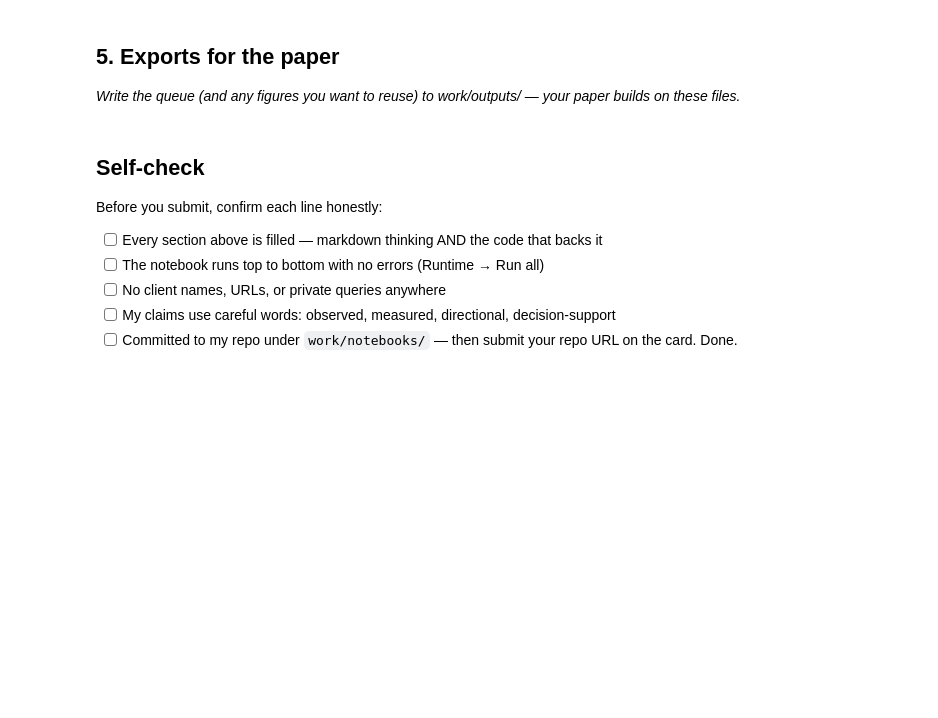
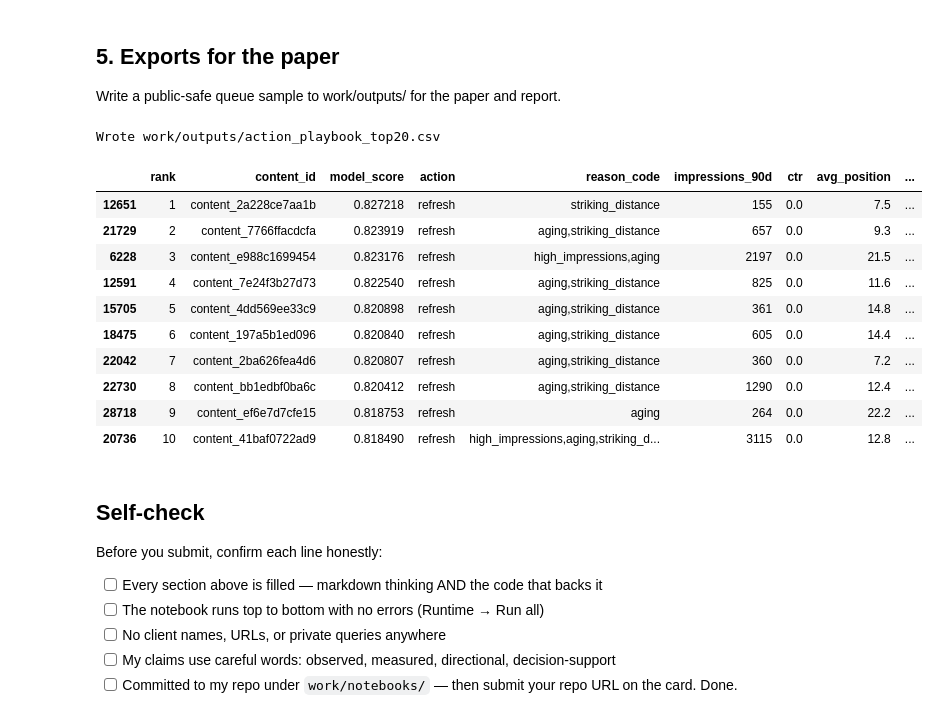
Before and after one commit to Fatima-05/FlyRank-ML, a Jupyter notebook: work/notebooks/w07_action_playbook.ipynb, the cells around one changed output. Cells and saved outputs as stored; diff of their text form; code cells hidden in the pictures; blank space fills up the shorter version.

```diff
--- a/work/notebooks/w07_action_playbook.ipynb
+++ b/work/notebooks/w07_action_playbook.ipynb
@@ -39,4 +189,4 @@ This skeleton is yours to fill. Work the sections **in order** — each one has
 # %% [markdown]
 ## 5. Exports for the paper
 
-*Write the queue (and any figures you want to reuse) to work/outputs/ — your paper builds on these files.*
+Write a public-safe queue sample to work/outputs/ for the paper and report.
@@ -46,3 +193,31 @@ This skeleton is yours to fill. Work the sections **in order** — each one has
+# %%
+from pathlib import Path
+
+out = Path("work/outputs")
+out.mkdir(parents=True, exist_ok=True)
+
+export_cols = [c for c in [
+    "rank", "content_id", "model_score", "action", "reason_code",
+    "impressions_90d", "ctr", "avg_position", "content_age_days"
+] if c in queue.columns]
+
+export_path = out / "action_playbook_top20.csv"
+queue[export_cols].to_csv(export_path, index=False)
+print("Wrote", export_path)
+queue[export_cols].head(10)
+# %% [output]
+Wrote work/outputs/action_playbook_top20.csv
+|  | rank | content_id | model_score | action | reason_code | impressions_90d | ctr | avg_position | ... |
+| 12651 | 1 | content_2a228ce7aa1b | 0.827218 | refresh | striking_distance | 155 | 0.0 | 7.5 | ... |
+| 21729 | 2 | content_7766ffacdcfa | 0.823919 | refresh | aging,striking_distance | 657 | 0.0 | 9.3 | ... |
+| 6228 | 3 | content_e988c1699454 | 0.823176 | refresh | high_impressions,aging | 2197 | 0.0 | 21.5 | ... |
+| 12591 | 4 | content_7e24f3b27d73 | 0.822540 | refresh | aging,striking_distance | 825 | 0.0 | 11.6 | ... |
+| 15705 | 5 | content_4dd569ee33c9 | 0.820898 | refresh | aging,striking_distance | 361 | 0.0 | 14.8 | ... |
+| 18475 | 6 | content_197a5b1ed096 | 0.820840 | refresh | aging,striking_distance | 605 | 0.0 | 14.4 | ... |
+| 22042 | 7 | content_2ba626fea4d6 | 0.820807 | refresh | aging,striking_distance | 360 | 0.0 | 7.2 | ... |
+| 22730 | 8 | content_bb1edbf0ba6c | 0.820412 | refresh | aging,striking_distance | 1290 | 0.0 | 12.4 | ... |
+| 28718 | 9 | content_ef6e7d7cfe15 | 0.818753 | refresh | aging | 264 | 0.0 | 22.2 | ... |
+| 20736 | 10 | content_41baf0722ad9 | 0.818490 | refresh | high_impressions,aging,striking_d... | 3115 | 0.0 | 12.8 | ... |
 # %% [markdown]
 ## Self-check
 
```
Also changed, not shown: parts of 17 cells of this notebook.
